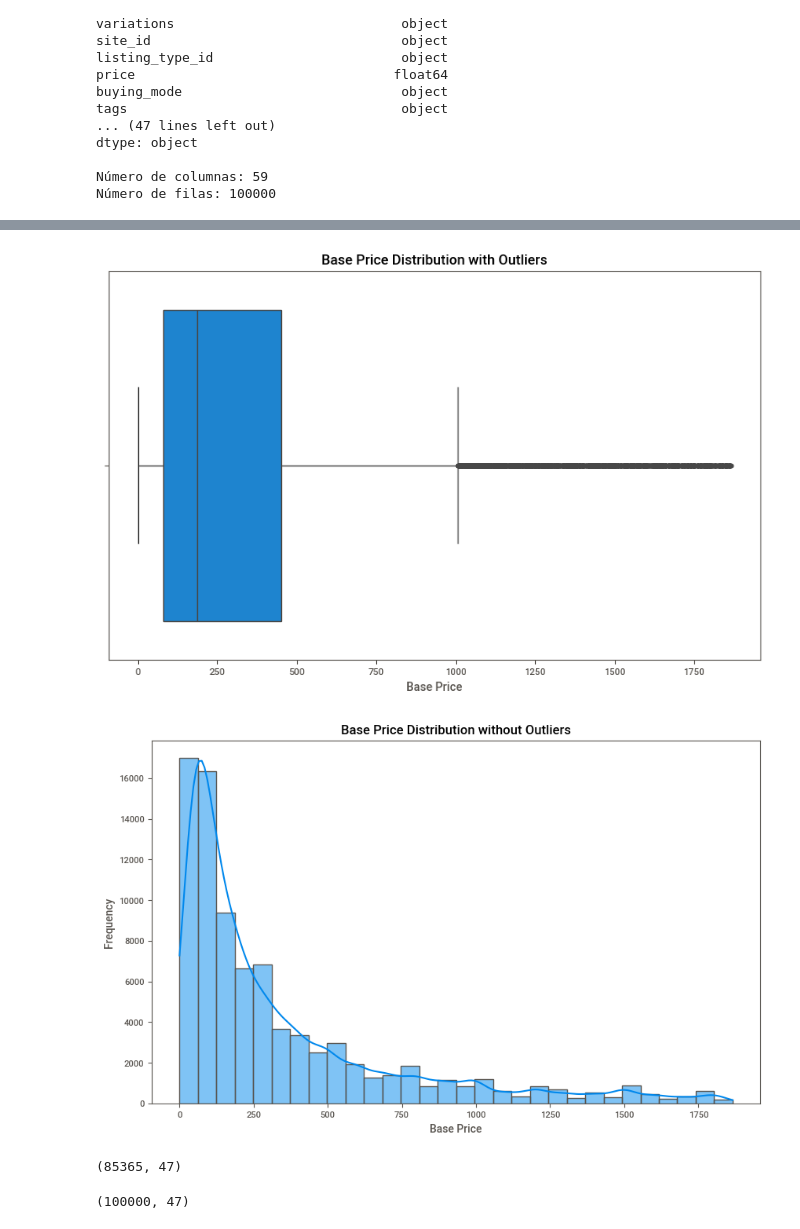
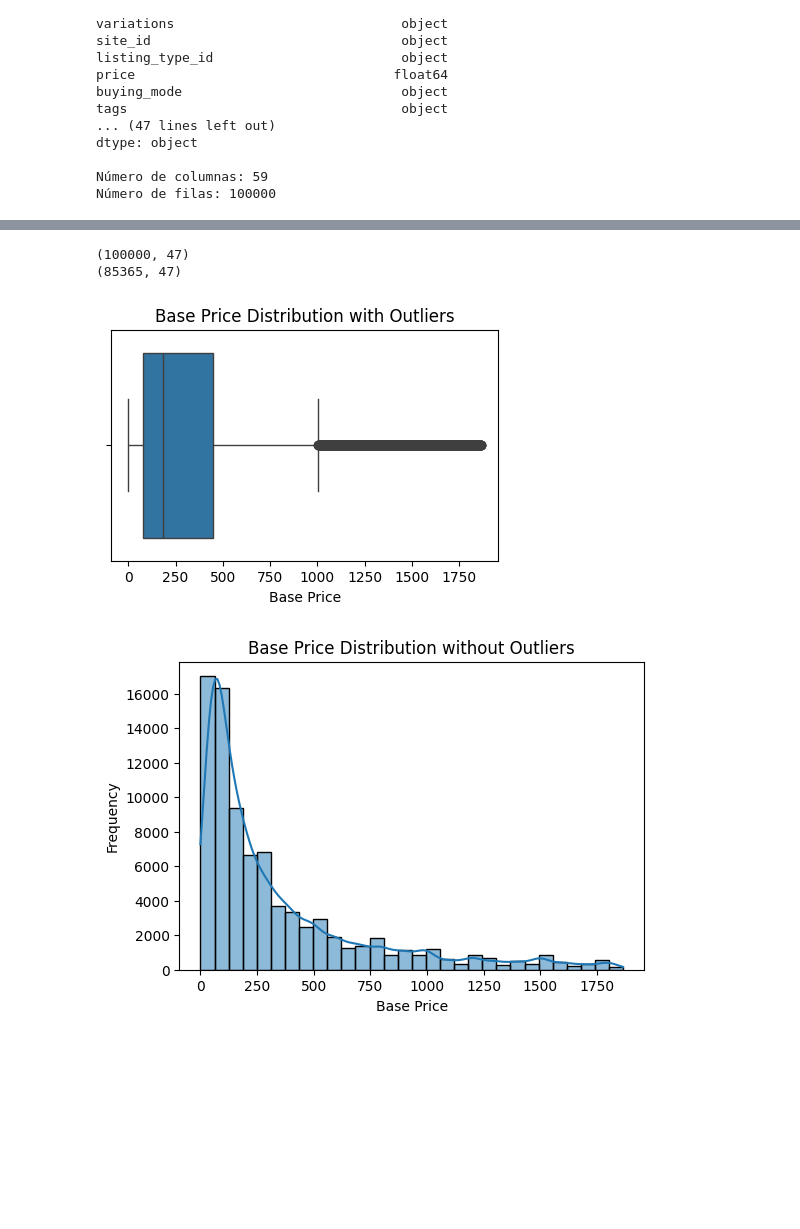
Before and after one commit to jmpaiba123/new_or_used_algorithm_MELI, a Jupyter notebook: jupyter_notebooks/01_EDA_algorithm_new_or_used.ipynb, the cells around one changed output, grey strips where cells are left out. Saved outputs shown, nothing was run; the diff lists cells and outputs as text; code cells hidden in the pictures; blank space fills up the shorter version.

```diff
--- a/jupyter_notebooks/01_EDA_algorithm_new_or_used.ipynb
+++ b/jupyter_notebooks/01_EDA_algorithm_new_or_used.ipynb
@@ -209,38 +209,25 @@ import seaborn as sns
 # %%
-# Function to remove outliers using the IQR method
-def remove_outliers(df, column):
-    Q1 = df[column].quantile(0.25)
-    Q3 = df[column].quantile(0.75)
-    IQR = Q3 - Q1
-    lower_bound = Q1 - 1.5 * IQR
-    upper_bound = Q3 + 1.5 * IQR
-    return df[(df[column] >= lower_bound) & (df[column] <= upper_bound)]
+# Remove outliers from the base_price column
+df_train_no_outliers = utilities_meli.remove_outliers(df_eda, 'base_price')
 
-# Remove outliers from the base_price column
-df_train_no_outliers = remove_outliers(df_eda, 'base_price')
 # Visualize the base_price variable before removing outliers
-plt.figure(figsize=(10, 6))
+print(df_eda.shape)
+print(df_train_no_outliers.shape)
+plt.figure(figsize=(5, 3))
 sns.boxplot(x=df_train_no_outliers['base_price'])
 plt.title('Base Price Distribution with Outliers')
 plt.xlabel('Base Price')
 plt.show()
+
+# Visualize the base_price variable with a histogram after removing outliers
+plt.figure(figsize=(6, 4))
+sns.histplot(df_train_no_outliers['base_price'], bins=30, kde=True)
+plt.title('Base Price Distribution without Outliers')
+plt.xlabel('Base Price')
+plt.ylabel('Frequency')
+plt.show()
 # %% [output]
+(100000, 47)
+(85365, 47)
-[figure, old version]
+[figure, new version]
+[figure, added]
-# %%
-# Visualize the base_price variable with a histogram after removing outliers
-plt.figure(figsize=(10, 6))
-sns.histplot(df_train_no_outliers['base_price'], bins=30, kde=True)
-plt.title('Base Price Distribution without Outliers')
-plt.xlabel('Base Price')
-plt.ylabel('Frequency')
-plt.show()
-# %% [output]
-[figure, removed]
-# %%
-df_train_no_outliers.shape
-# %% [output]
-(85365, 47)
-# %%
-df_eda.shape
-# %% [output]
-(100000, 47)
```
Also changed, not shown: parts of 7 cells of this notebook, 8 other files.
